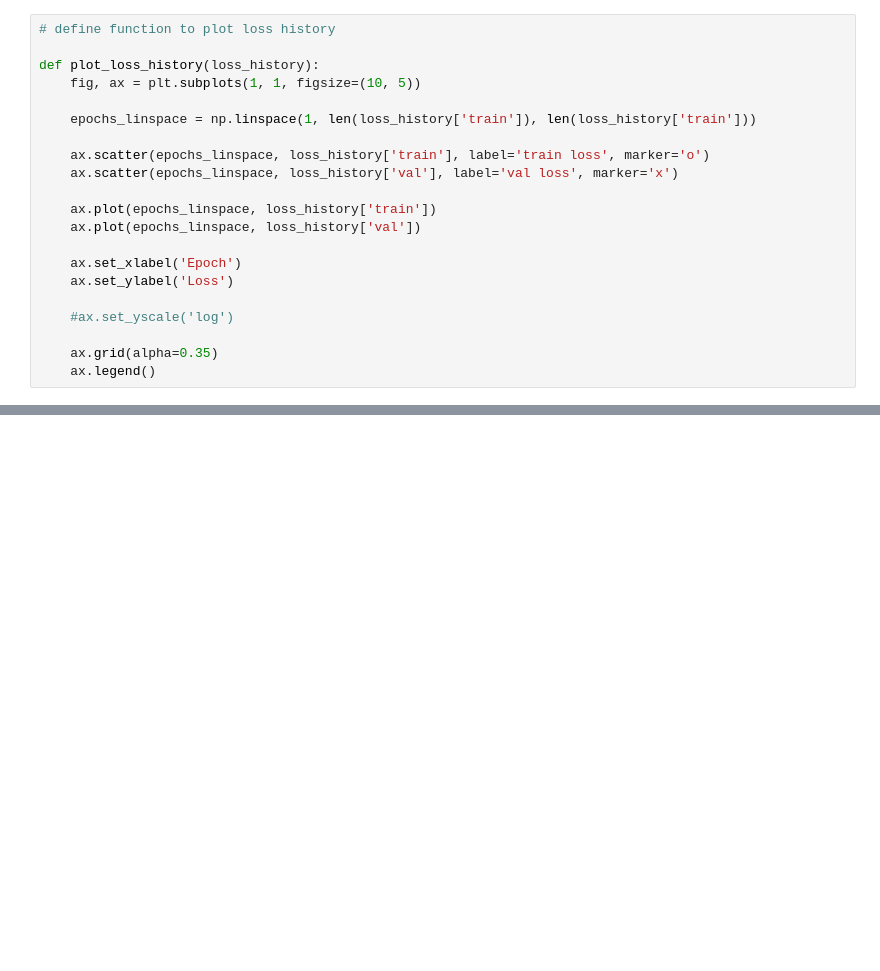
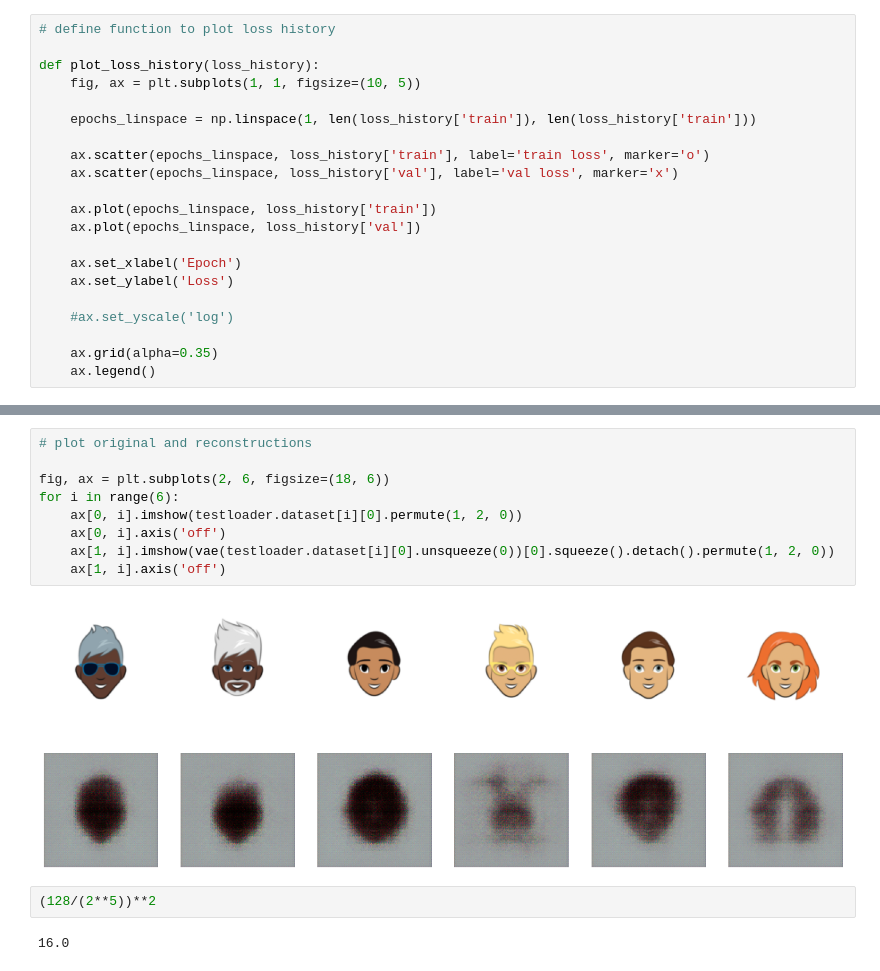
Before and after one commit to CKleiber/SciML-Seminar, a Jupyter notebook: PlayingWithVAE.ipynb, the cells around one changed output, grey strips where cells are left out. Drawn from its saved outputs; the diff is of its cells as text; blank space fills up the shorter version.

```diff
--- a/PlayingWithVAE.ipynb
+++ b/PlayingWithVAE.ipynb
@@ -172,0 +252,15 @@ def plot_loss_history(loss_history):
+# %%
+# plot original and reconstructions
+
+fig, ax = plt.subplots(2, 6, figsize=(18, 6))
+for i in range(6):
+    ax[0, i].imshow(testloader.dataset[i][0].permute(1, 2, 0))
+    ax[0, i].axis('off')
+    ax[1, i].imshow(vae(testloader.dataset[i][0].unsqueeze(0))[0].squeeze().detach().permute(1, 2, 0))
+    ax[1, i].axis('off')
+# %% [output]
+[figure, added]
+# %%
+(128/(2**5))**2
+# %% [output]
+16.0
```
Also changed, not shown: parts of 5 cells of this notebook.
